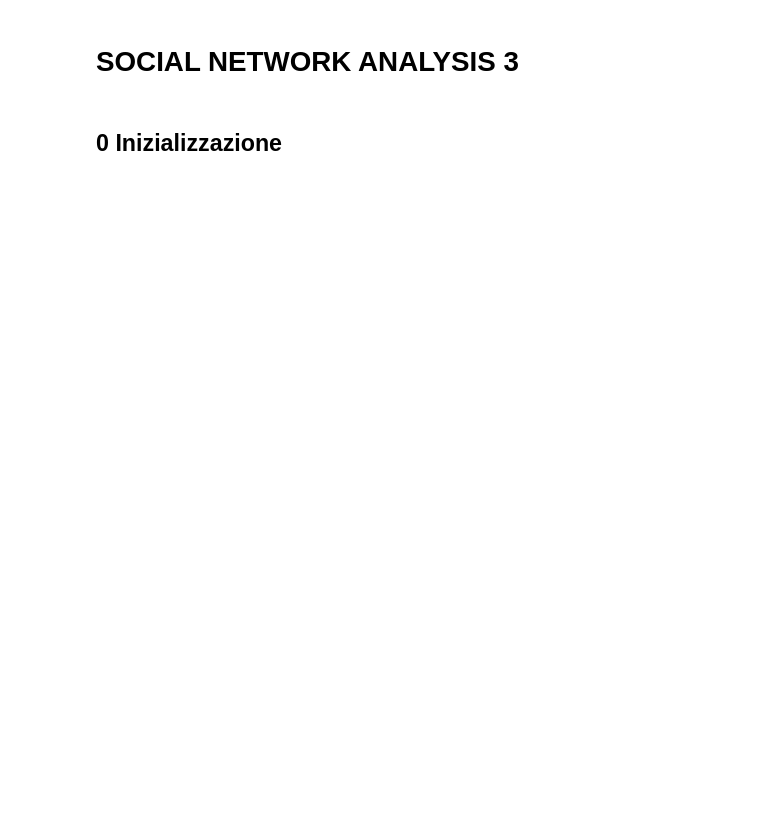
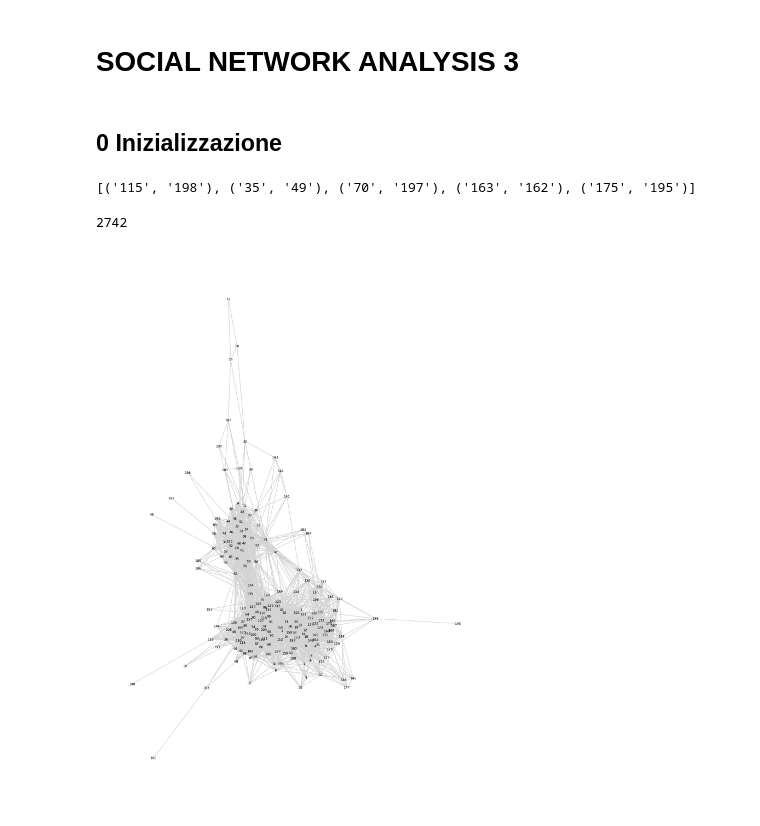
Before and after one commit to Badar97/Progetto_DataScience, a Jupyter notebook: 3-NetworkX/SocialNetworkAnalysisPt3.ipynb, the cells around one changed output. Saved outputs shown, nothing was run; the diff lists cells and outputs as text; code cells hidden in the pictures; blank space fills up the shorter version.

```diff
--- a/3-NetworkX/SocialNetworkAnalysisPt3.ipynb
+++ b/3-NetworkX/SocialNetworkAnalysisPt3.ipynb
@@ -106,0 +33,28 @@ def ego_net_top5(ego):
+# %%
+nodes = G.nodes()
+edges = G.edges()
+#labels = nx.get_node_attributes(G, 'name')
+bridges_g = nx.bridges(G)
+bridges= []
+for edge in bridges_g:
+  bridges.append(edge)
+
+# k controls the distance between the nodes and varies between 0 and 1
+# iterations is the number of times simulated annealing is run
+# default k=0.1 and iterations=50
+pos = nx.spring_layout(G, k=0.15, iterations=125)
+# %%
+bridges
+# %% [output]
+[('115', '198'), ('35', '49'), ('70', '197'), ('163', '162'), ('175', '195')]
+# %%
+ed = list(edges)
+len(ed)
+# %% [output]
+2742
+# %%
+plt.figure(figsize=(20,28.2))
+nx.draw(G, pos, node_size=5, font_size=12,edge_color=["red" if (int(edge[0]), int(edge[1])) in edges else "lightgrey" for edge in bridges], width=2, with_labels=True)
+plt.show()
+# %% [output]
+[figure, added]
```
Also changed, not shown: parts of 10 cells of this notebook.
